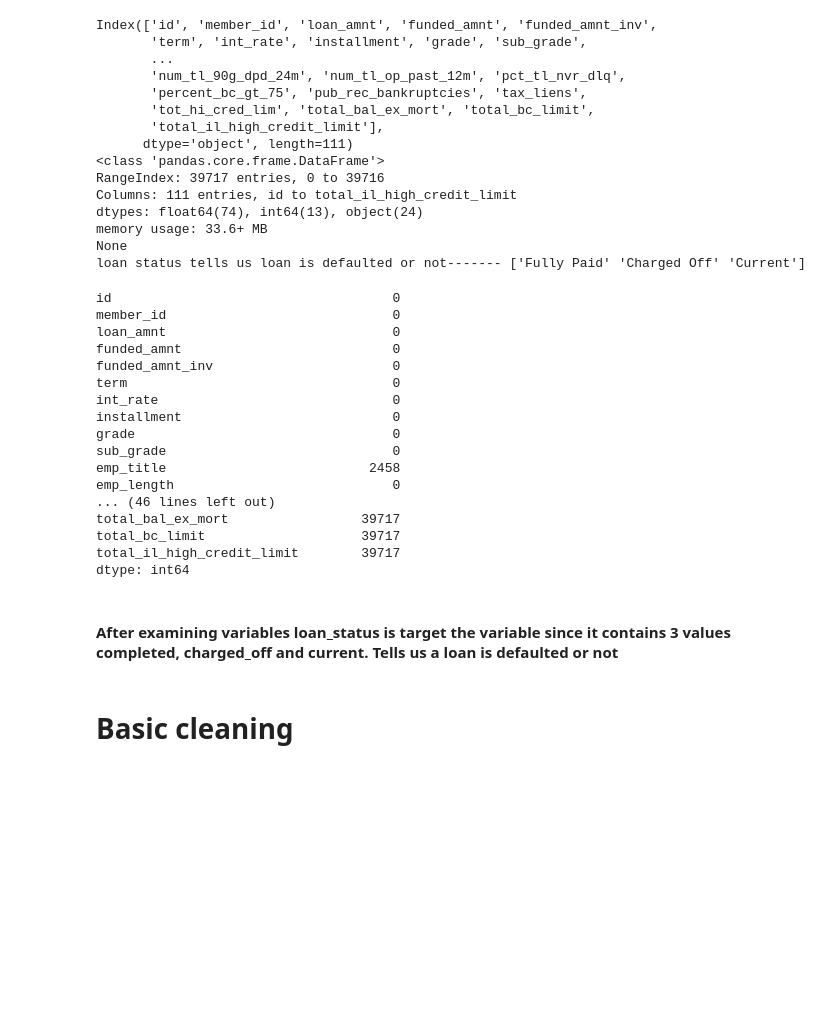
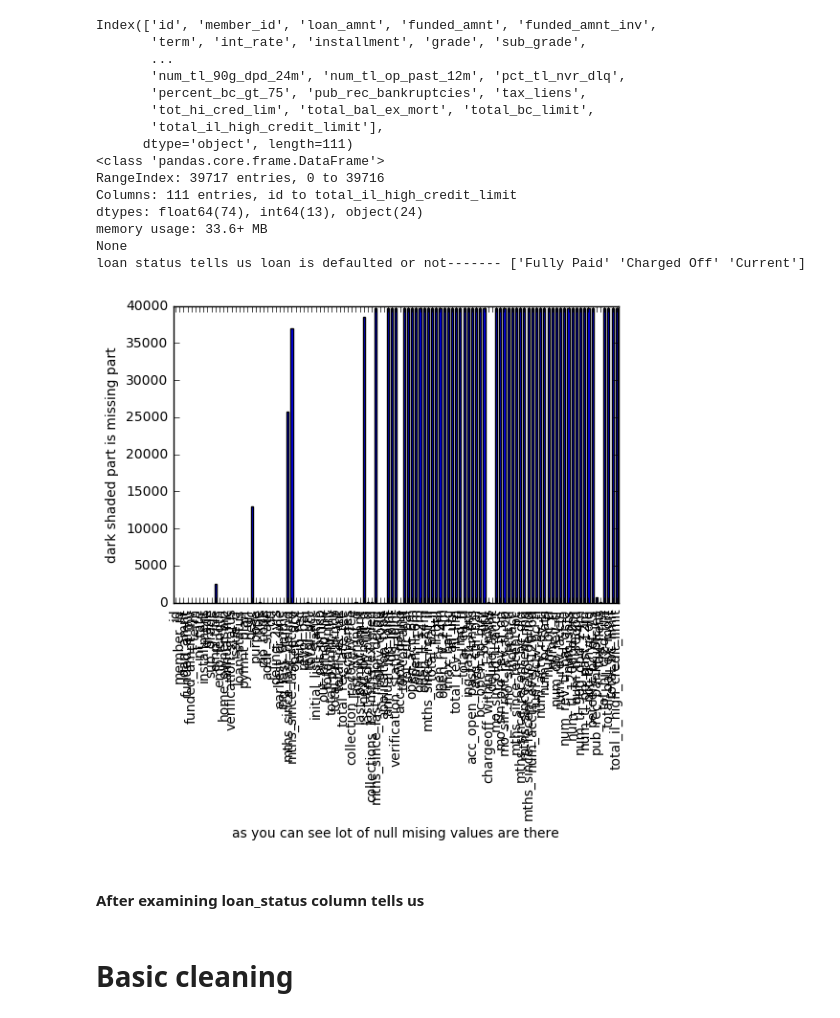
Before and after one commit to jagadeesh-gajula/Lending-club-case-study, a Jupyter notebook: Gajula_jagadeesh.ipynb, the cells around one changed output. Cells and saved outputs as stored; diff of their text form; code cells hidden in the pictures; blank space fills up the shorter version.

```diff
--- a/Gajula_jagadeesh.ipynb
+++ b/Gajula_jagadeesh.ipynb
@@ -45,28 +45,15 @@ dtypes: float64(74), int64(13), object(24)
 memory usage: 33.6+ MB
 None
 loan status tells us loan is defaulted or not------- ['Fully Paid' 'Charged Off' 'Current']
-# %%
-data.isnull().sum()
-# %% [output]
-id                                    0
-member_id                             0
-loan_amnt                             0
-funded_amnt                           0
-funded_amnt_inv                       0
-term                                  0
-int_rate                              0
-installment                           0
-grade                                 0
-sub_grade                             0
-emp_title                          2458
-emp_length                            0
-... (46 lines left out)
-total_bal_ex_mort                 39717
-total_bc_limit                    39717
-total_il_high_credit_limit        39717
-dtype: int64
-# %% [markdown]
-#### After examining variables loan_status is target the variable since it contains 3 values completed, charged_off and current. Tells us a loan is defaulted or not
+# %%
+data.isnull().sum().plot(kind='bar')
+plt.xlabel("as you can see lot of null mising values are there")
+plt.ylabel("dark shaded part is missing part")
+plt.show()
+# %% [output]
+[figure, added]
+# %% [markdown]
+#### After examining loan_status column tells us
 # %% [markdown]
 # Basic cleaning
 # %%
```
Also changed, not shown: parts of 17 cells of this notebook.
